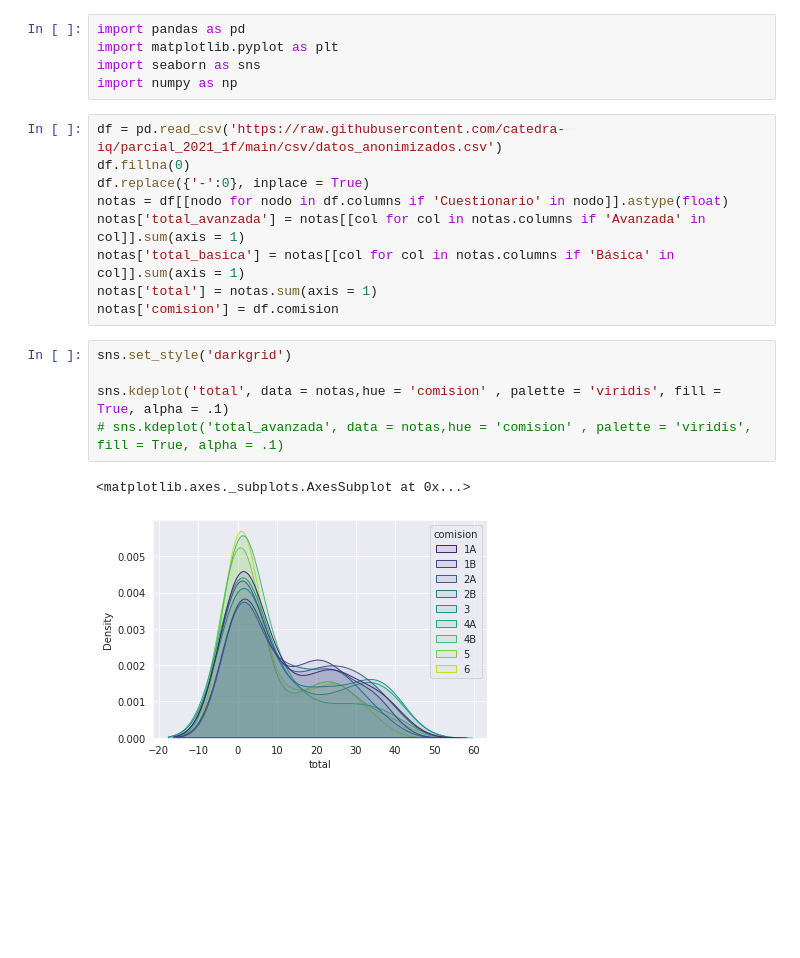
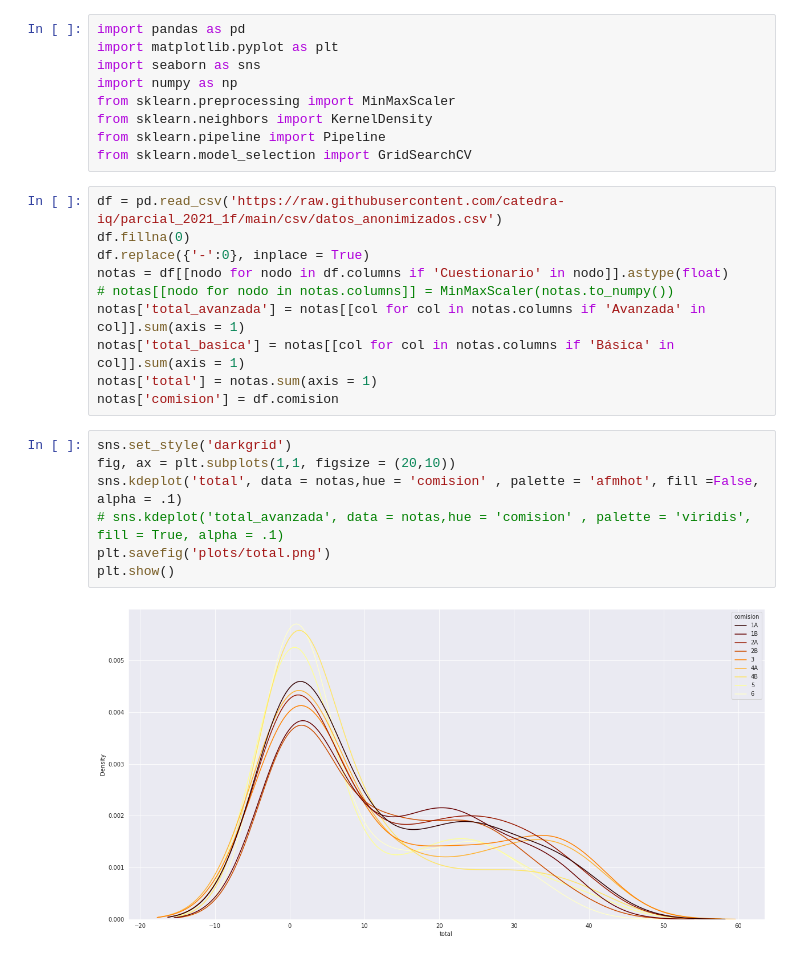
Before and after one commit to catedra-iq/parcial_2021_1f, a Jupyter notebook: analisis/analisis_parcial.ipynb, the cells around one changed output. Cells and saved outputs as stored; diff of their text form; blank space fills up the shorter version.

```diff
--- a/analisis/analisis_parcial.ipynb
+++ b/analisis/analisis_parcial.ipynb
@@ -5,21 +5,27 @@ import pandas as pd
 import matplotlib.pyplot as plt
 import seaborn as sns
 import numpy as np
+from sklearn.preprocessing import MinMaxScaler
+from sklearn.neighbors import KernelDensity
+from sklearn.pipeline import Pipeline
+from sklearn.model_selection import GridSearchCV
 # %%
 df = pd.read_csv('https://raw.githubusercontent.com/catedra-iq/parcial_2021_1f/main/csv/datos_anonimizados.csv')
 df.fillna(0)
 df.replace({'-':0}, inplace = True)
 notas = df[[nodo for nodo in df.columns if 'Cuestionario' in nodo]].astype(float)
+# notas[[nodo for nodo in notas.columns]] = MinMaxScaler(notas.to_numpy())
 notas['total_avanzada'] = notas[[col for col in notas.columns if 'Avanzada' in col]].sum(axis = 1)
 notas['total_basica'] = notas[[col for col in notas.columns if 'Básica' in col]].sum(axis = 1)
 notas['total'] = notas.sum(axis = 1)
 notas['comision'] = df.comision
 # %%
 sns.set_style('darkgrid')
-
-sns.kdeplot('total', data = notas,hue = 'comision' , palette = 'viridis', fill = True, alpha = .1)
+fig, ax = plt.subplots(1,1, figsize = (20,10))
+sns.kdeplot('total', data = notas,hue = 'comision' , palette = 'afmhot', fill =False, alpha = .1)
 # sns.kdeplot('total_avanzada', data = notas,hue = 'comision' , palette = 'viridis', fill = True, alpha = .1)
+plt.savefig('plots/total.png')
+plt.show()
 # %% [output]
-<matplotlib.axes._subplots.AxesSubplot at 0x...>
-[figure, old version]
+[figure, new version]
 # %%
```
Also changed, not shown: parts of 16 cells of this notebook.
